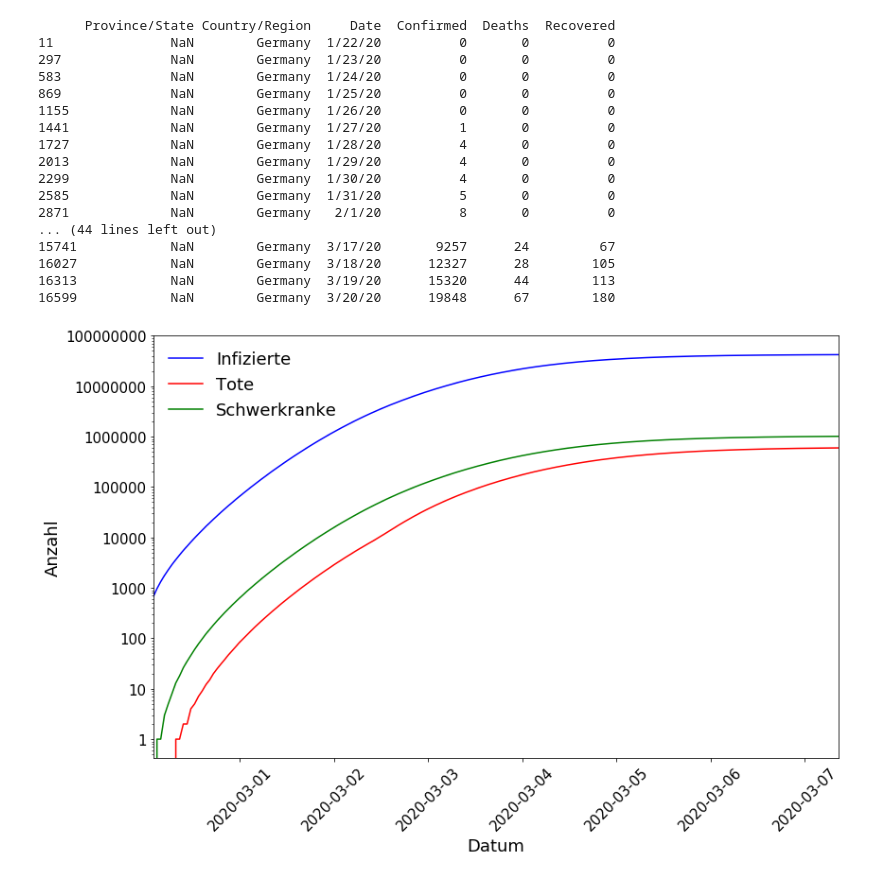
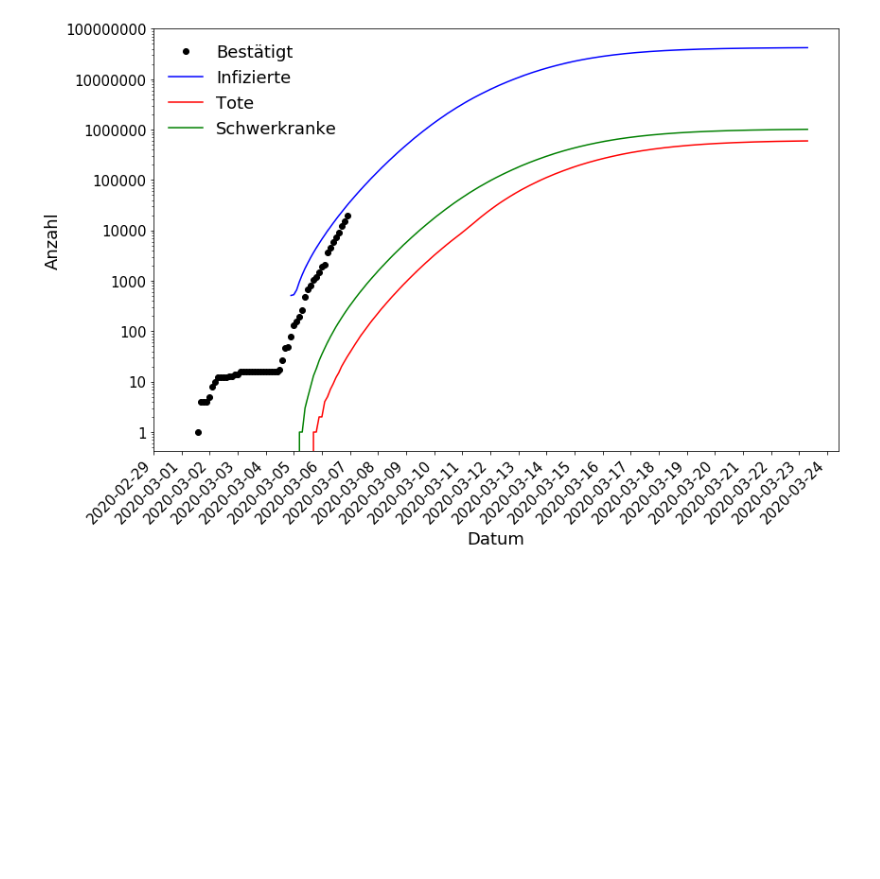
Before and after one commit to JohnHenningsen/CoronaDataDeviance, a Jupyter notebook: plot_neherlab.ipynb, the cells around one changed output. Drawn from its saved outputs; the diff is of its cells as text; code cells hidden in the pictures; blank space fills up the shorter version.

Commit message:
script to plot neherlab results and data points

```diff
--- a/plot_neherlab.ipynb
+++ b/plot_neherlab.ipynb
@@ -1 +8,20 @@
+# %%
+def convertDate(df, dateFormat):
+    dates = []
+    for data in df:
+        dates.append(dt.datetime.strptime(str(data), dateFormat).date())
+    return dates
+
+
+
+
+def mergedDates(date1, date2):
+    print(str(date1[0].isoformat).replace("-",""))
+    #firstDate
+
+    mergedDates = date2
+    for date in date1:
+        if not date in date2:
+            mergedDates.append(mergedDates)
+    return mergedDates
 # %%
@@ -26,51 +48,48 @@ for i in range(2,len(cum_infected)):
 # %%
 x = range(0,len(df['infectious']))
 
 fig, ax =  plt.subplots(1,1, figsize=(12.0,8.0))
 
-ax.plot(x,cum_infected, color = 'b',label = 'Infizierte')
-ax.plot(x,df['dead'], color = 'r', label = 'Tote')
-ax.plot(x,df['intensive'], color = 'g', label = 'Schwerkranke')
-
-
-data = dfD[dfD['Country/Region'] == 'Germany']
-print(data)
-#ax.plot('Date', 'Confirmed', color = 'g', label = 'Schwerkranke')
+xDate = convertDate(df['time'],"%Y-%m-%d")
 
 
 
 
+
+data = dfD[dfD['Country/Region'] == 'Germany']
+
+
+dates2 = convertDate(dfD[dfD['Country/Region'] == 'Germany']["Date"].values, "%m/%d/%y")
+
+ax.plot(dates2, dfD[dfD['Country/Region'] == 'Germany']["Confirmed"].values, 'ko', label = 'Bestätigt')
+
+
+
+
+plt.gca().xaxis.set_major_formatter(mdates.DateFormatter('%m/%d/%Y'))
+plt.gca().xaxis.set_major_locator(mdates.DayLocator())
+
+ax.plot(xDate,cum_infected, color = 'b',label = 'Infizierte')
+ax.plot(xDate,df['dead'], color = 'r', label = 'Tote')
+ax.plot(xDate,df['intensive'], color = 'g', label = 'Schwerkranke')
+
+
+
+plt.gcf().autofmt_xdate()
 ax.set_yscale('log')
 
-ax.set_xlim(2,len(dead)-1)
-ax.set_xticklabels(df['time'],rotation=45,fontsize=15)
+ax.set_xticks(ax.get_xticks()[::10])
+ax.set_xticklabels(dates,rotation=45,fontsize=15)
 
 
 
 ax.set_yticklabels([int(x) for x in ax.get_yticks()],fontsize=15)
 
 ax.set_xlabel('Datum',fontsize=18)
 ax.set_ylabel('Anzahl',fontsize=18)
 
 ax.legend(loc='best',fontsize=18.0,numpoints=1, frameon=False)
 
 fig.tight_layout()
 # %% [output]
-      Province/State Country/Region     Date  Confirmed  Deaths  Recovered
-11               NaN        Germany  1/22/20          0       0          0
-297              NaN        Germany  1/23/20          0       0          0
-583              NaN        Germany  1/24/20          0       0          0
-869              NaN        Germany  1/25/20          0       0          0
-1155             NaN        Germany  1/26/20          0       0          0
-1441             NaN        Germany  1/27/20          1       0          0
-1727             NaN        Germany  1/28/20          4       0          0
-2013             NaN        Germany  1/29/20          4       0          0
-2299             NaN        Germany  1/30/20          4       0          0
-2585             NaN        Germany  1/31/20          5       0          0
-2871             NaN        Germany   2/1/20          8       0          0
-... (44 lines left out)
-15741            NaN        Germany  3/17/20       9257      24         67
-16027            NaN        Germany  3/18/20      12327      28        105
-16313            NaN        Germany  3/19/20      15320      44        113
-16599            NaN        Germany  3/20/20      19848      67        180
-[figure, old version]
+[figure, new version]
```
Also changed, not shown: parts of 2 cells of this notebook.
